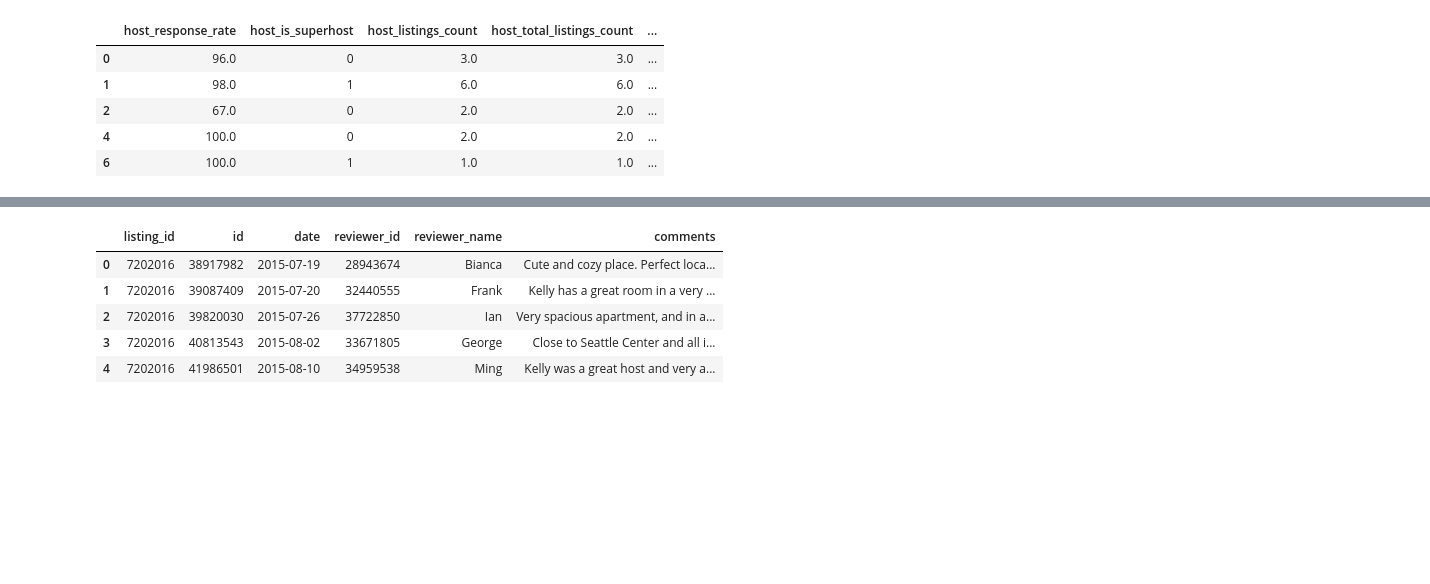
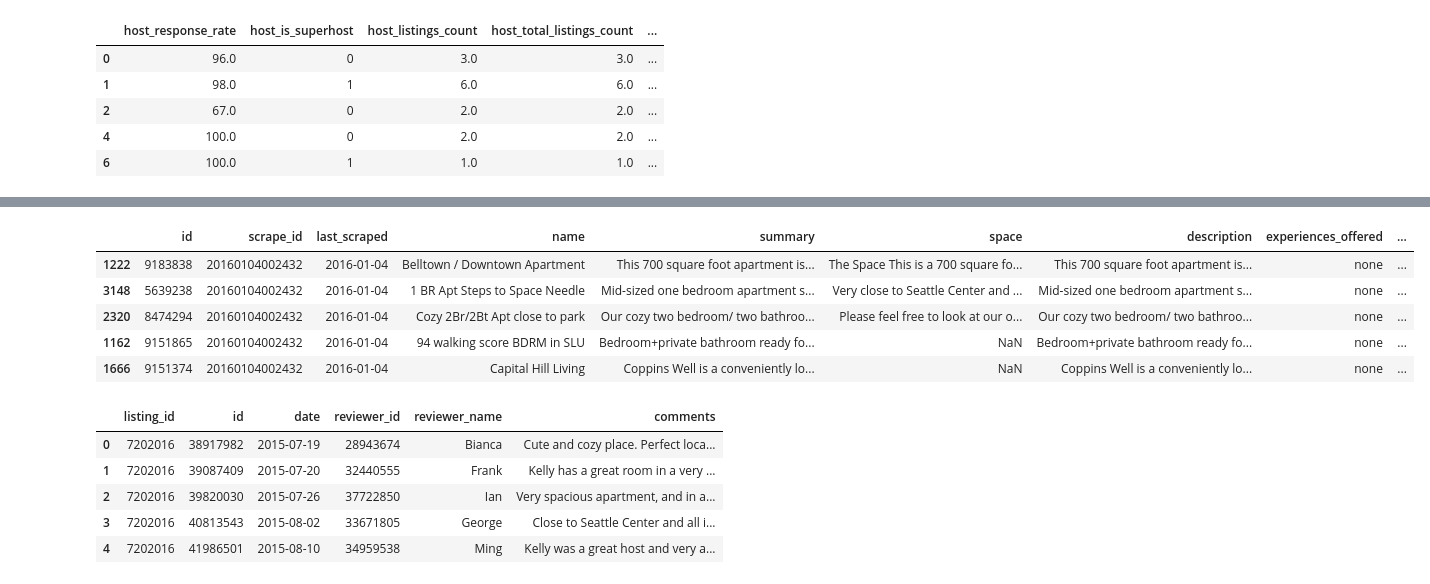
Before and after one commit to Duratorre/AirBnB-Data-Analysis, a Jupyter notebook: Analysis.ipynb, the cells around one changed output, grey strips where cells are left out. Cells and saved outputs as stored; diff of their text form; code cells hidden in the pictures; blank space fills up the shorter version.

Commit message:
Performed correlation analysis on review_scores_rating

```diff
--- a/Analysis.ipynb
+++ b/Analysis.ipynb
@@ -577,3 +601,14 @@ sns.heatmap(corr)
+# %%
+df_lis['review_scores_rating'].unique()
+df_lis_sort_values = df_lis.sort_values(by='review_scores_rating')
+df_lis_sort_values.head()
+# %% [output]
+|  | id | scrape_id | last_scraped | name | summary | space | description | experiences_offered | ... |
+| 1222 | 9183838 | 20160104002432 | 2016-01-04 | Belltown / Downtown Apartment | This 700 square foot apartment is... | The Space This is a 700 square fo... | This 700 square foot apartment is... | none | ... |
+| 3148 | 5639238 | 20160104002432 | 2016-01-04 | 1 BR Apt Steps to Space Needle | Mid-sized one bedroom apartment s... | Very close to Seattle Center and ... | Mid-sized one bedroom apartment s... | none | ... |
+| 2320 | 8474294 | 20160104002432 | 2016-01-04 | Cozy 2Br/2Bt Apt close to park | Our cozy two bedroom/ two bathroo... | Please feel free to look at our o... | Our cozy two bedroom/ two bathroo... | none | ... |
+| 1162 | 9151865 | 20160104002432 | 2016-01-04 | 94 walking score BDRM in SLU | Bedroom+private bathroom ready fo... | NaN | Bedroom+private bathroom ready fo... | none | ... |
+| 1666 | 9151374 | 20160104002432 | 2016-01-04 | Capital Hill Living | Coppins Well is a conveniently lo... | NaN | Coppins Well is a conveniently lo... | none | ... |
 # %%
 df_rev = pd.read_csv(".\\Seattle\\reviews.csv")
 df_rev.head()
```
Also changed, not shown: parts of 3 cells of this notebook.
